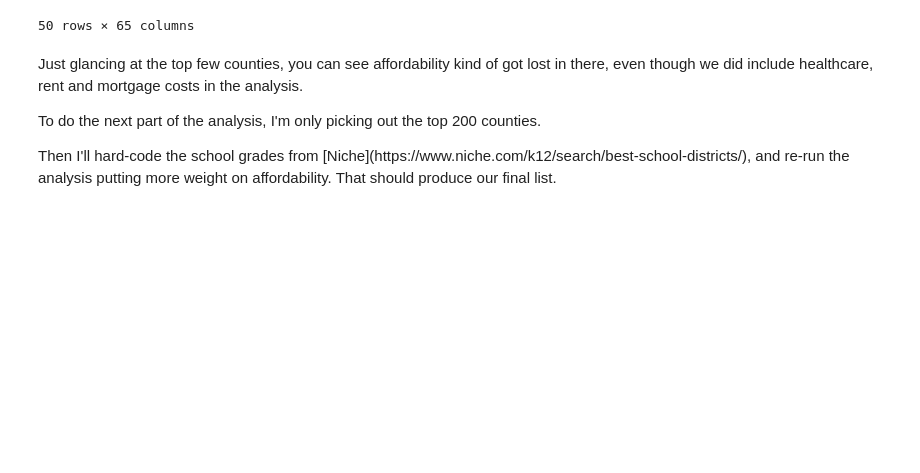
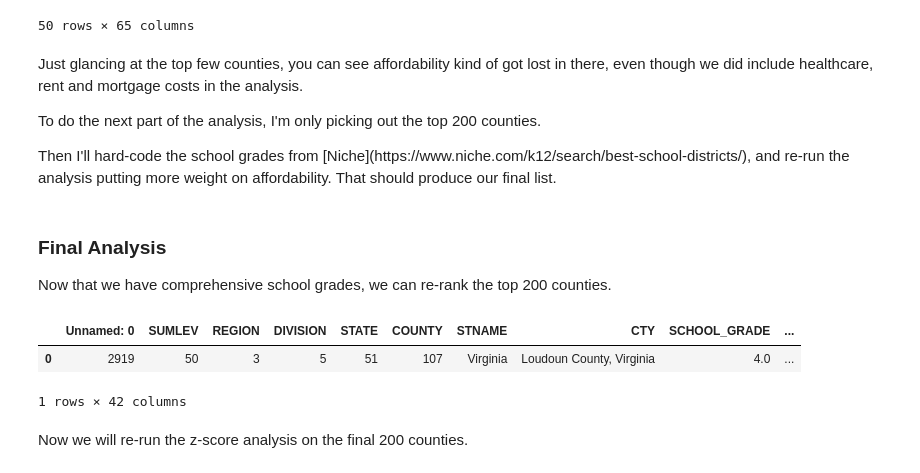
Before and after one commit to AlexMahadevan/raise_a_family, a Jupyter notebook: 25 Affordable Cities to Raise a Family.ipynb, the cells around one changed output. Cells and saved outputs as stored; diff of their text form; code cells hidden in the pictures; blank space fills up the shorter version.

Commit message:
Started final analysis

```diff
--- a/25 Affordable Cities to Raise a Family.ipynb
+++ b/25 Affordable Cities to Raise a Family.ipynb
@@ -177,3 +177,16 @@ df_sorted.to_csv("/Users/alexmahadevan/Code/raise_a_family/county data sorted.cs
 <p>Just glancing at the top few counties, you can see affordability kind of got lost in there, even though we did include healthcare, rent and mortgage costs in the analysis.</p>
 <p>To do the next part of the analysis, I'm only picking out the top 200 counties.</p>
 <p>Then I'll hard-code the school grades from [Niche](https://www.niche.com/k12/search/best-school-districts/), and re-run the analysis putting more weight on affordability. That should produce our final list.</p>
+# %% [markdown]
+### Final Analysis
+<p>Now that we have comprehensive school grades, we can re-rank the top 200 counties.</p>
+# %%
+df = pd.read_csv("/Users/alexmahadevan/Code/raise_a_family/final 200 no z.csv")
+# %%
+df.head(1)
+# %% [output]
+|  | Unnamed: 0 | SUMLEV | REGION | DIVISION | STATE | COUNTY | STNAME | CTY | SCHOOL_GRADE | ... |
+| 0 | 2919 | 50 | 3 | 5 | 51 | 107 | Virginia | Loudoun County, Virginia | 4.0 | ... |
+1 rows × 42 columns
+# %% [markdown]
+<p>Now we will re-run the z-score analysis on the final 200 counties.</p>
```
Also changed, not shown: parts of 24 cells of this notebook, 2 other files.
